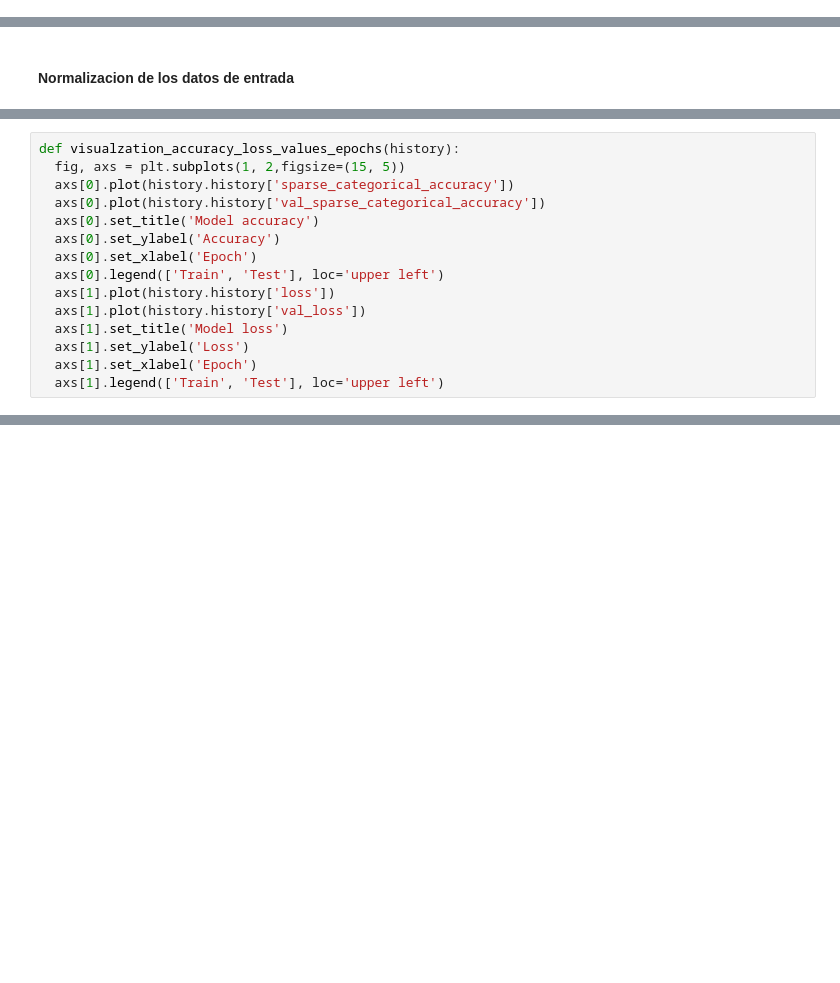
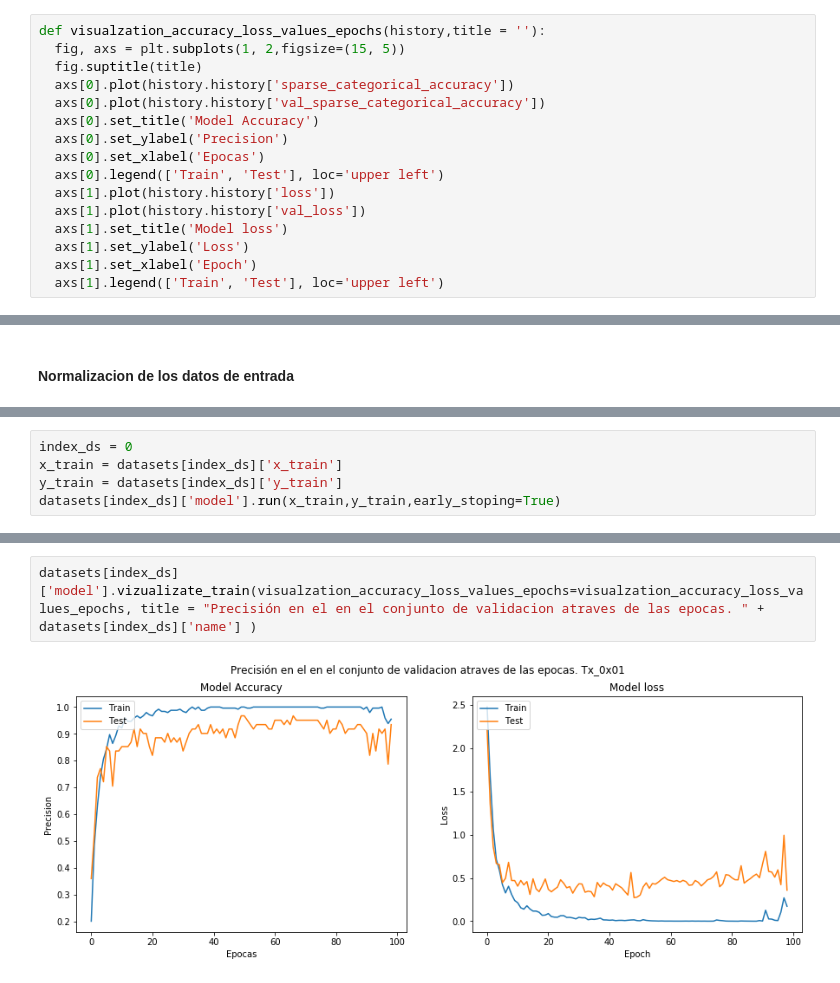
Before and after one commit to anthonymirandag/IndoorLocalization, a Jupyter notebook: FingerprintingIndoorLocalization1D_CNN.ipynb, the cells around one changed output, grey strips where cells are left out. Cells and saved outputs as stored; diff of their text form; blank space fills up the shorter version.

```diff
--- a/FingerprintingIndoorLocalization1D_CNN.ipynb
+++ b/FingerprintingIndoorLocalization1D_CNN.ipynb
@@ -154,3 +138,19 @@ x_images.shape
+# %%
+def visualzation_accuracy_loss_values_epochs(history,title = ''):
+  fig, axs = plt.subplots(1, 2,figsize=(15, 5))
+  fig.suptitle(title)
+  axs[0].plot(history.history['sparse_categorical_accuracy'])
+  axs[0].plot(history.history['val_sparse_categorical_accuracy'])
+  axs[0].set_title('Model Accuracy')
+  axs[0].set_ylabel('Precision')
+  axs[0].set_xlabel('Epocas')
+  axs[0].legend(['Train', 'Test'], loc='upper left')
+  axs[1].plot(history.history['loss'])
+  axs[1].plot(history.history['val_loss'])
+  axs[1].set_title('Model loss')
+  axs[1].set_ylabel('Loss')
+  axs[1].set_xlabel('Epoch')
+  axs[1].legend(['Train', 'Test'], loc='upper left')
 # %% [markdown]
 ### Preprocesado de datos
 # %% [markdown]
@@ -229,15 +157,0 @@ Epoch 500/500
-# %%
-def visualzation_accuracy_loss_values_epochs(history):
-  fig, axs = plt.subplots(1, 2,figsize=(15, 5))
-  axs[0].plot(history.history['sparse_categorical_accuracy'])
-  axs[0].plot(history.history['val_sparse_categorical_accuracy'])
-  axs[0].set_title('Model accuracy')
-  axs[0].set_ylabel('Accuracy')
-  axs[0].set_xlabel('Epoch')
-  axs[0].legend(['Train', 'Test'], loc='upper left')
-  axs[1].plot(history.history['loss'])
-  axs[1].plot(history.history['val_loss'])
-  axs[1].set_title('Model loss')
-  axs[1].set_ylabel('Loss')
-  axs[1].set_xlabel('Epoch')
-  axs[1].legend(['Train', 'Test'], loc='upper left')
@@ -445,0 +282,5 @@ Test accuracy: 0.8823529481887817
+# %%
+index_ds = 0
+x_train = datasets[index_ds]['x_train']
+y_train = datasets[index_ds]['y_train']
+datasets[index_ds]['model'].run(x_train,y_train,early_stoping=True)
@@ -445,0 +305,4 @@ Test accuracy: 0.8823529481887817
+# %%
+datasets[index_ds]['model'].vizualizate_train(visualzation_accuracy_loss_values_epochs=visualzation_accuracy_loss_values_epochs, title = "Precisión en el en el conjunto de validacion atraves de las epocas. " + datasets[index_ds]['name'] )
+# %% [output]
+[figure, added]
```
Also changed, not shown: parts of 99 cells of this notebook.
